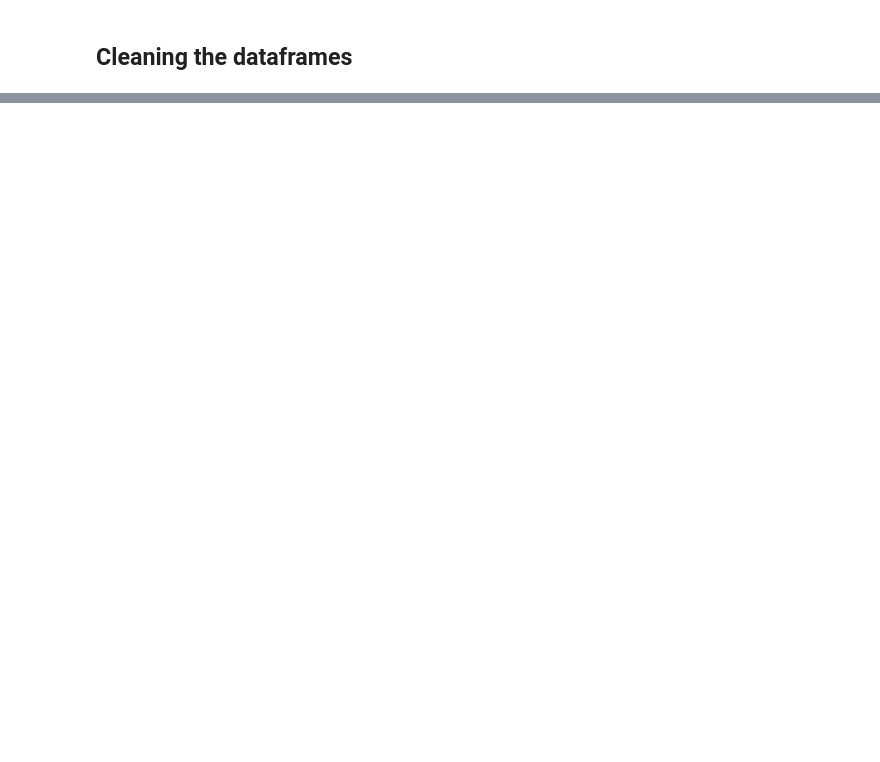
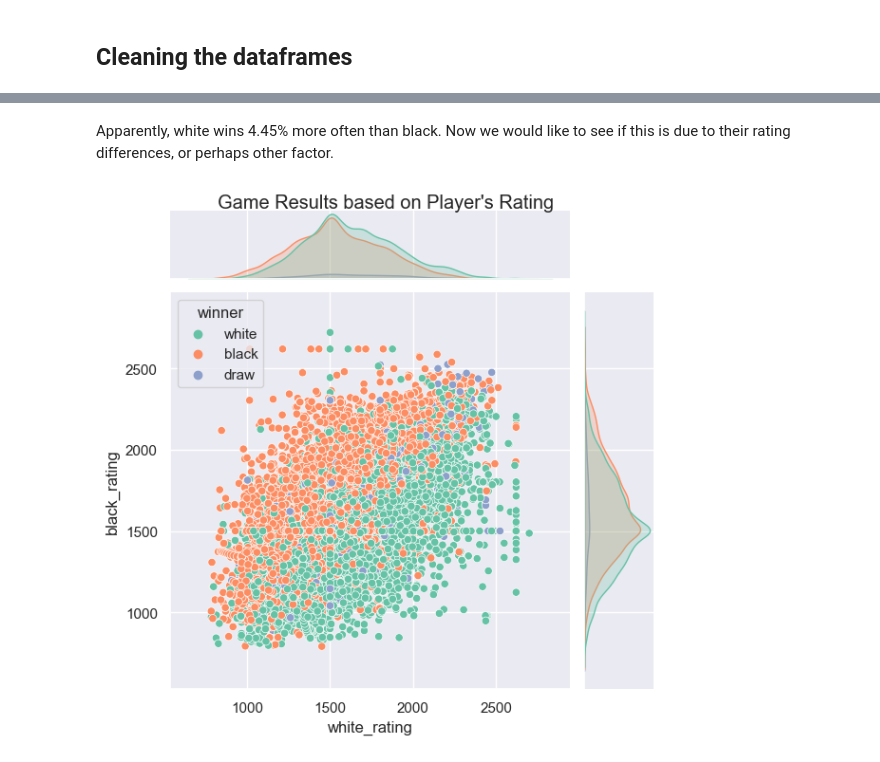
Before and after one commit to heysteph/FinalProject, a Jupyter notebook: notebook.ipynb, the cells around one changed output, grey strips where cells are left out. Cells and saved outputs as stored; diff of their text form; code cells hidden in the pictures; blank space fills up the shorter version.

```diff
--- a/notebook.ipynb
+++ b/notebook.ipynb
@@ -83,0 +120,8 @@ array(['None', 'Gold', 'Bronze', 'Silver'], dtype=object)
+# %% [markdown]
+Apparently, white wins 4.45% more often than black. Now we would like to see if this is due to their rating differences, or perhaps other factor.
+# %%
+p1=sns.jointplot(x="white_rating", y="black_rating",hue="winner",palette="Set2",data=df)
+p1.fig.suptitle("Game Results based on Player's Rating")
+p1.fig.subplots_adjust(top=0.95)
+# %% [output]
+[figure, added]
```
Also changed, not shown: parts of 20 cells of this notebook, 6 other files.
